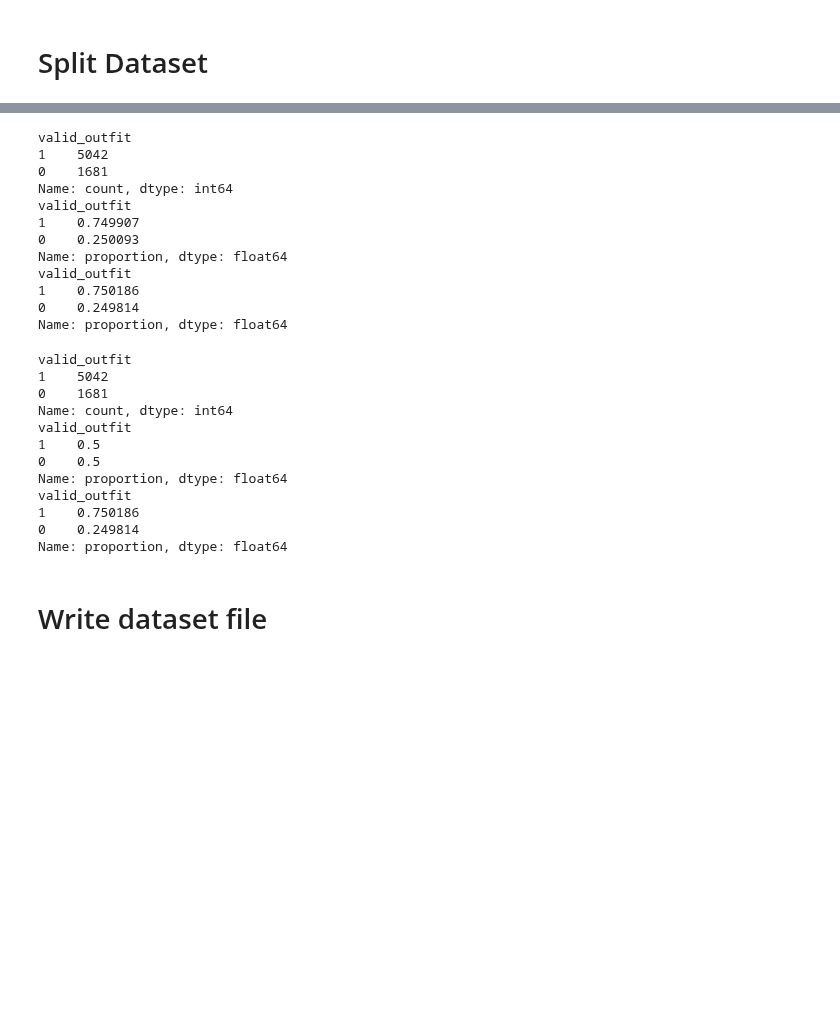
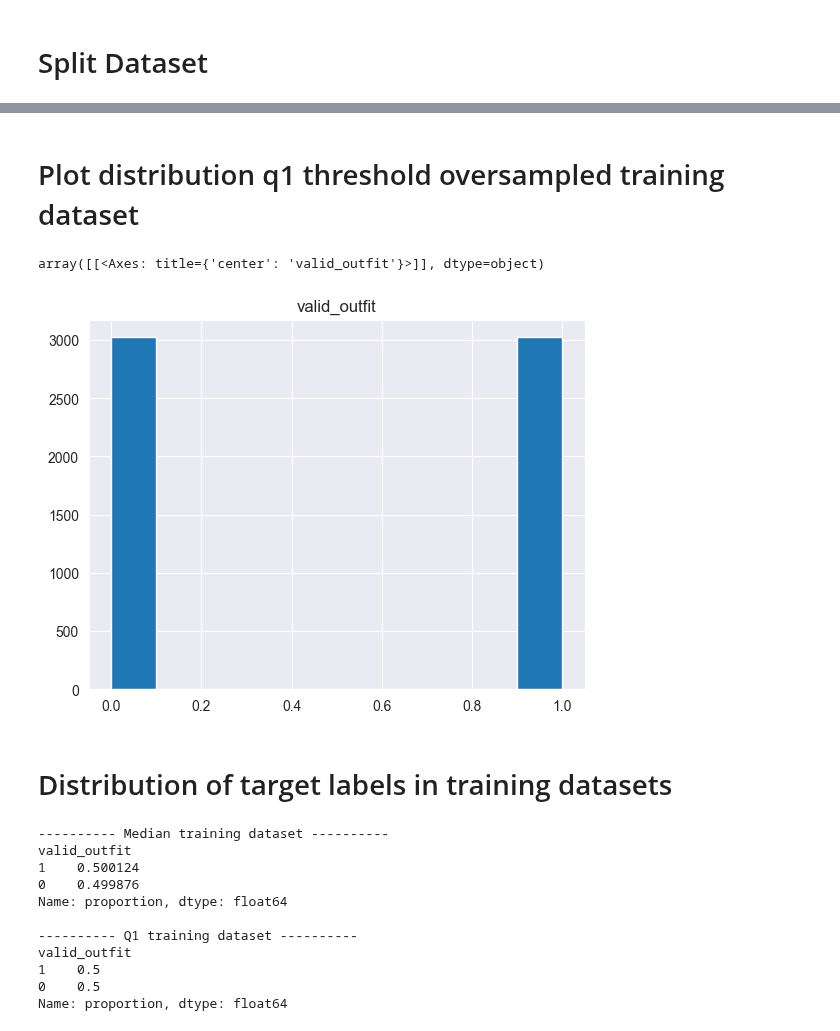
Before and after one commit to RomanZberg/DSPRO2-outfit-recommendation, a Jupyter notebook: data-preparation/polyvore/mergedWithCleaned/40_Create_datasets.ipynb, the cells around one changed output, grey strips where cells are left out. Drawn from its saved outputs; the diff is of its cells as text; code cells hidden in the pictures; blank space fills up the shorter version.

```diff
--- a/data-preparation/polyvore/mergedWithCleaned/40_Create_datasets.ipynb
+++ b/data-preparation/polyvore/mergedWithCleaned/40_Create_datasets.ipynb
@@ -211,17 +281,27 @@ X_train, X_test = train_test_split(df_setID, test_size=0.2, random_state=42, str
+# %% [markdown]
+# Plot distribution q1 threshold oversampled training dataset
+# %%
+df_train_q1_oversampled.hist()
+# %% [output]
+array([[<Axes: title={'center': 'valid_outfit'}>]], dtype=object)
+[figure, added]
+# %% [markdown]
+# Distribution of target labels in training datasets
 # %%
-print(df_setID["valid_outfit"].value_counts(normalize=False))
-print(X_train["valid_outfit"].value_counts(normalize=True))
-print(X_test["valid_outfit"].value_counts(normalize=True))
+print('-' *10 + ' Median training dataset ' + '-' *10)
+print(df_train_median["valid_outfit"].value_counts(normalize=True))
+print()
+print('-' *10 + ' Q1 training dataset ' + '-' *10)
+print(df_train_q1_oversampled["valid_outfit"].value_counts(normalize=True))
 # %% [output]
+---------- Median training dataset ----------
 valid_outfit
-1    5042
-0    1681
-Name: count, dtype: int64
+1    0.500124
+0    0.499876
+Name: proportion, dtype: float64
+
+---------- Q1 training dataset ----------
 valid_outfit
-1    0.749907
-0    0.250093
+1    0.5
+0    0.5
 Name: proportion, dtype: float64
-valid_outfit
-1    0.750186
-0    0.249814
-Name: proportion, dtype: float64
@@ -249,19 +307,0 @@ test_resampled = pd.concat([X_test, y_test], axis=1)
-# %%
-print(df_setID["valid_outfit"].value_counts(normalize=False))
-print(train_resampled["valid_outfit"].value_counts(normalize=True))
-print(test_resampled["valid_outfit"].value_counts(normalize=True))
-# %% [output]
-valid_outfit
-1    5042
-0    1681
-Name: count, dtype: int64
-valid_outfit
-1    0.5
-0    0.5
-Name: proportion, dtype: float64
-valid_outfit
-1    0.750186
-0    0.249814
-Name: proportion, dtype: float64
-# %% [markdown]
-# Write dataset file
```
Also changed, not shown: parts of 15 cells of this notebook, 2 other files.
